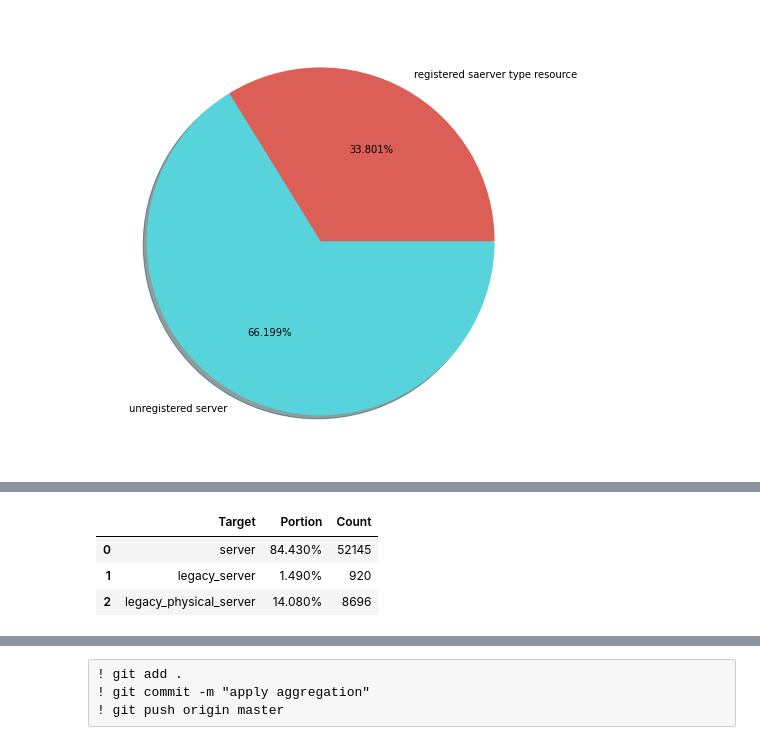
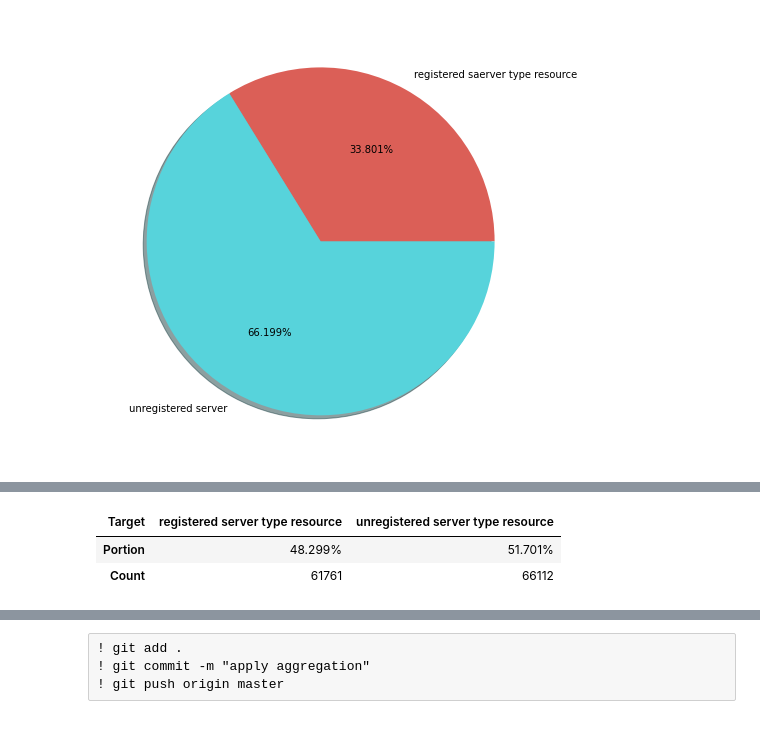
Before and after one commit to 2jimoo/statistics_with_mongodb_s3_papermill_k8s, a Jupyter notebook: pymongo_registration_rate.ipynb, the cells around one changed output, grey strips where cells are left out. Drawn from its saved outputs; the diff is of its cells as text; code cells hidden in the pictures.

Commit message:
export report and save to DB

```diff
--- a/pymongo_registration_rate.ipynb
+++ b/pymongo_registration_rate.ipynb
@@ -100,11 +100,13 @@ def save_portion_and_count_frame(result, labels, values, path, prefix):
     percentages=[]
     for res in result[2]:
         percentages.append(res.get_text())
-    portion_df = pd.DataFrame({'Target':labels, 'Portion': percentages,'Count': values})
-    portion_df.to_csv(path+prefix+"_"+str(datetime.now())+".csv")
+    report_df = pd.DataFrame({'Target':labels, 'Portion': percentages,'Count': values})
+    report_title =prefix+"_"+str(datetime.now())
+    report_df.to_csv(path+report_title+".csv", index=False)
+    return report_df, report_title
 
 
 path="./"
-save_portion_and_count_frame(result1, labels1, values1, path, "[mongodb]registered server type resources on lai resource")
-save_portion_and_count_frame(result2, labels2, values2, path, "[mongodb]registered resources per type")
-save_portion_and_count_frame(result3, labels3, values3, path, "[mongodb]registered server type resources on servers")
+report1, report_title1= save_portion_and_count_frame(result1, labels1, values1, path, "[mongodb]registered server type resources on lai resource")
+report2, report_title2= save_portion_and_count_frame(result2, labels2, values2, path, "[mongodb]registered resources per type")
+report3, report_title3= save_portion_and_count_frame(result3, labels3, values3, path, "[mongodb]registered server type resources on servers")
@@ -116,9 +113,7 @@ pymongo_registration_rate.ipynb         resource_server_registration_rate.ipynb
-# %%
-test_df =pd.read_csv("[mongodb]registered resources per type_2022-08-08 22:37:00.542193.csv")
-test_df=test_df[test_df.columns[1:]]
-test_df.head()
-# %% [output]
-|  | Target | Portion | Count |
-| 0 | server | 84.430% | 52145 |
-| 1 | legacy_server | 1.490% | 920 |
-| 2 | legacy_physical_server | 14.080% | 8696 |
+# %%
+report1=report1.set_index("Target").transpose()
+report1.head()
+# %% [output]
+| Target | registered server type resource | unregistered server type resource |
+| Portion | 48.299% | 51.701% |
+| Count | 61761 | 66112 |
```
Also changed, not shown: parts of 4 cells of this notebook, 3 other files.
